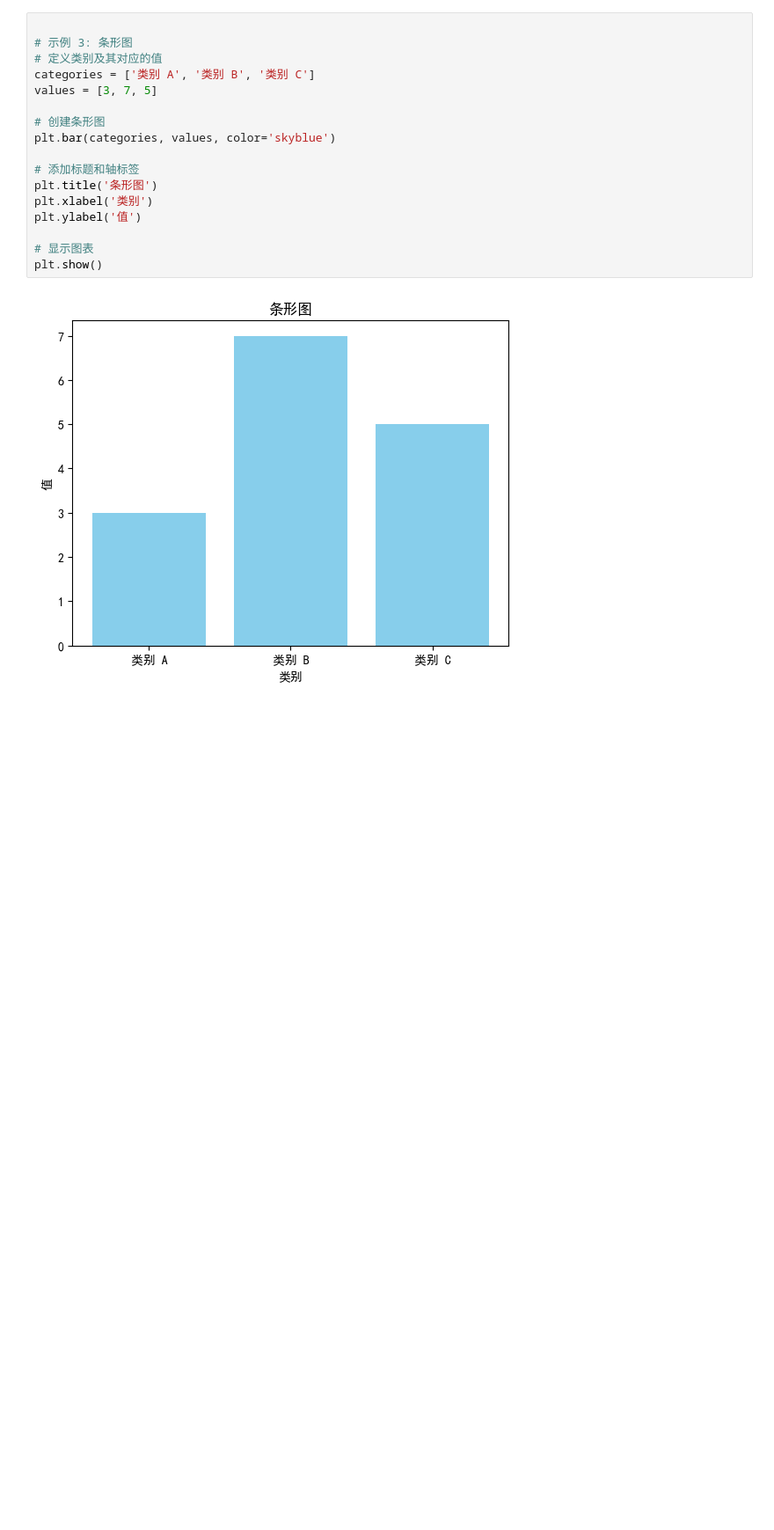
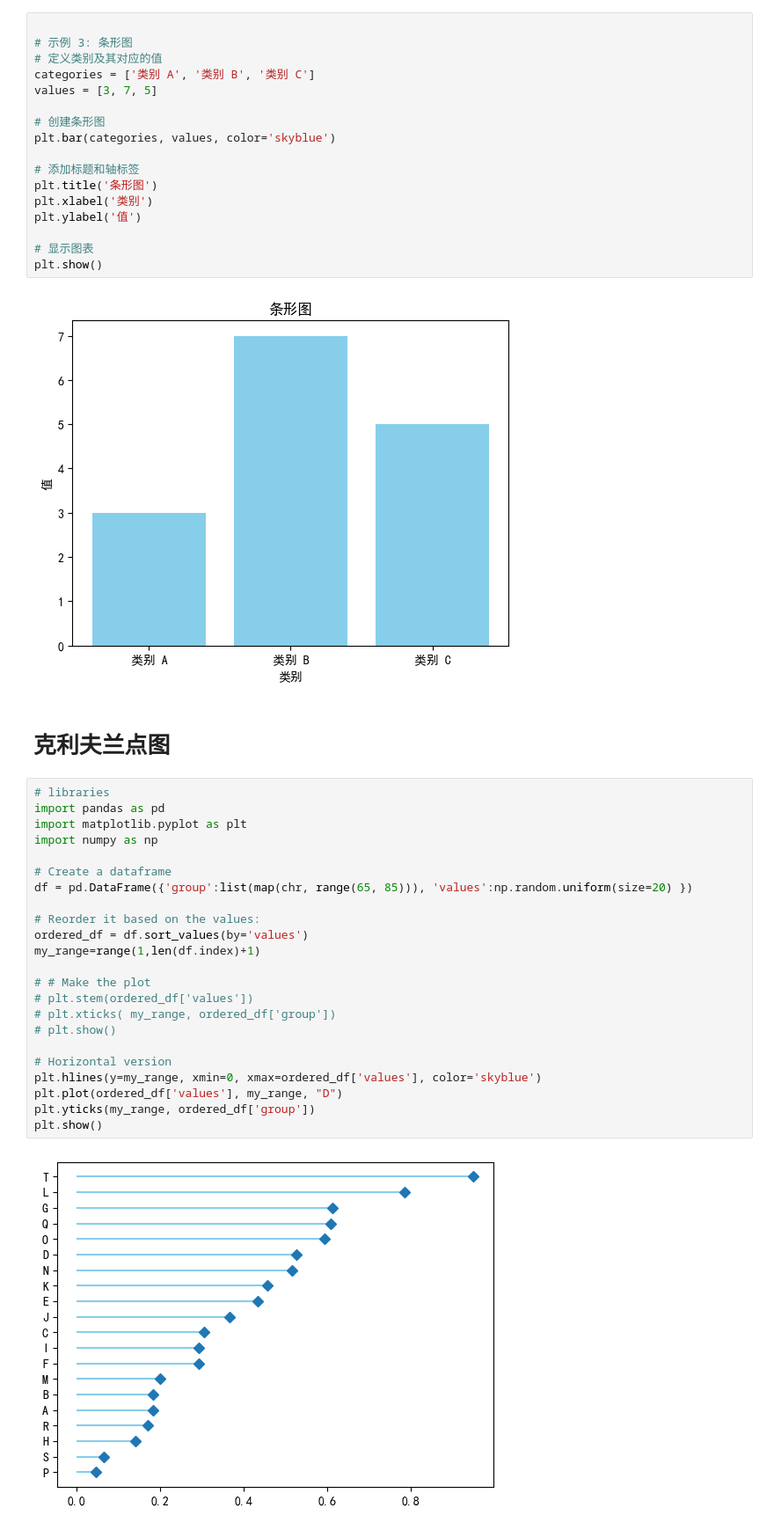
Before and after one commit to zhiliang-lin/css_note, a Jupyter notebook: py/py_dv/matplotlib.ipynb, the cells around one changed output. Shown at 88% size. Cells and saved outputs as stored; diff of their text form; blank space fills up the shorter version.

```diff
--- a/py/py_dv/matplotlib.ipynb
+++ b/py/py_dv/matplotlib.ipynb
@@ -69,3 +79,30 @@ plt.ylabel('值')
 plt.show()
 # %% [output]
 [figure]
+# %% [markdown]
+# 克利夫兰点图
+# %%
+# libraries
+import pandas as pd
+import matplotlib.pyplot as plt
+import numpy as np
+
+# Create a dataframe
+df = pd.DataFrame({'group':list(map(chr, range(65, 85))), 'values':np.random.uniform(size=20) })
+
+# Reorder it based on the values:
+ordered_df = df.sort_values(by='values')
+my_range=range(1,len(df.index)+1)
+
+# # Make the plot
+# plt.stem(ordered_df['values'])
+# plt.xticks( my_range, ordered_df['group'])
+# plt.show()
+
+# Horizontal version
+plt.hlines(y=my_range, xmin=0, xmax=ordered_df['values'], color='skyblue')
+plt.plot(ordered_df['values'], my_range, "D")
+plt.yticks(my_range, ordered_df['group'])
+plt.show()
+# %% [output]
+[figure, added]
```
Also changed, not shown: parts of 7 cells of this notebook, 5 other files.
